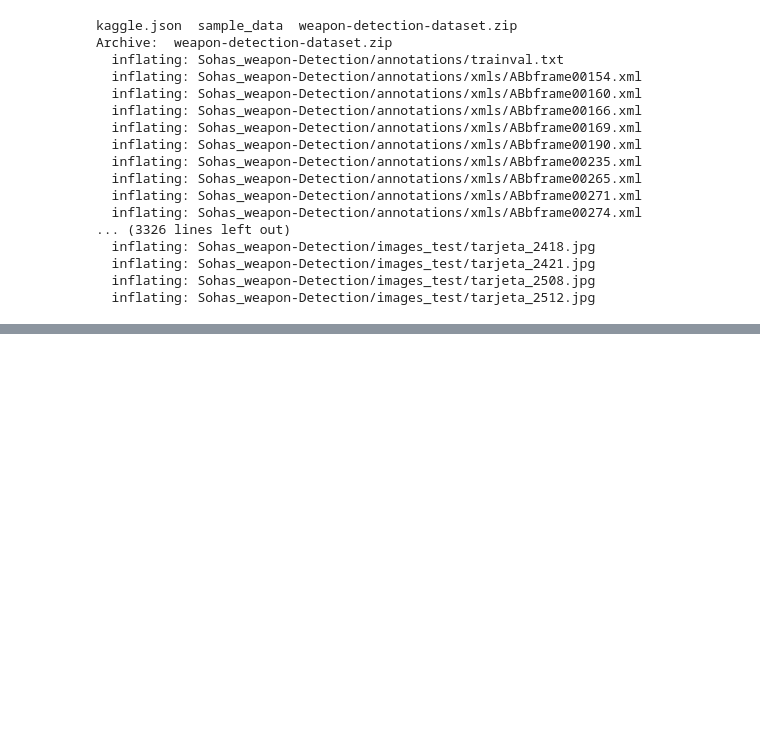
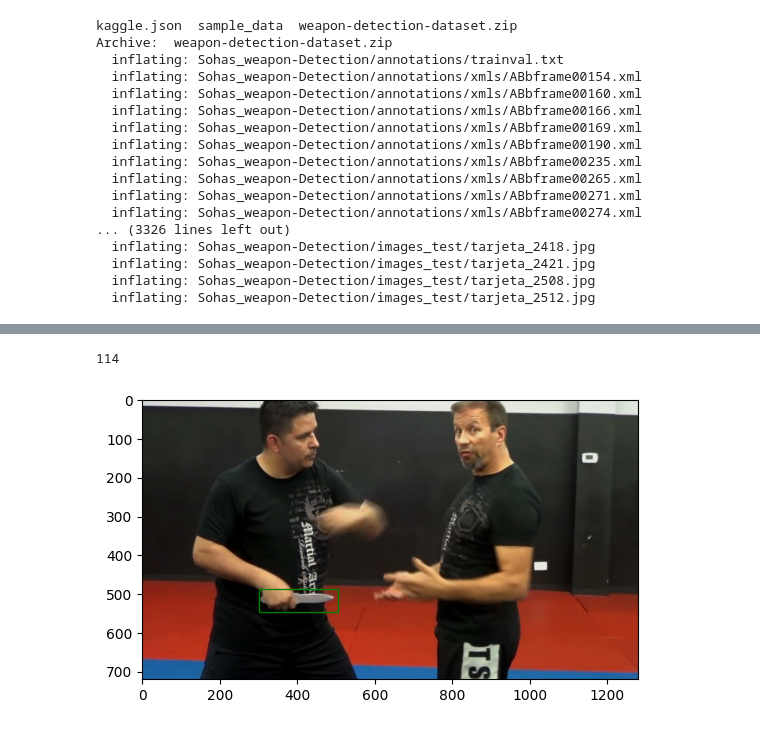
Before and after one commit to cody628/git_test11, a Jupyter notebook: AI_crime_prevention.ipynb, the cells around one changed output, grey strips where cells are left out. Cells and saved outputs as stored; diff of their text form; code cells hidden in the pictures; blank space fills up the shorter version.

```diff
--- a/AI_crime_prevention.ipynb
+++ b/AI_crime_prevention.ipynb
@@ -63,3 +63,24 @@ Archive:  weapon-detection-dataset.zip
   inflating: Sohas_weapon-Detection/images_test/tarjeta_2421.jpg
   inflating: Sohas_weapon-Detection/images_test/tarjeta_2508.jpg
   inflating: Sohas_weapon-Detection/images_test/tarjeta_2512.jpg
+# %%
+### 주언진 이미지에 바운딩 박스를 시각화해 올바르게 레이블링된 데이터인지 확인
+# 바운딩 박스 시각화 코드를 테스트하기 위해 필요한 패키지 불러옴
+import os
+import glob # 파일을 다루는 패키지
+import matplotlib.pyplot as plt # 시각화 패키지
+import matplotlib.image as mpimg
+import matplotlib.patches as patches
+from bs4 import BeautifulSoup # xml 문서 파일을 파싱하는 패키지
+
+# glob 패키지를 이용해 dataset 불러오기
+img_list = sorted(glob.glob('/content/Sohas_weapon-Detection/images/*'))
+annot_list = sorted(glob.glob('/content/Sohas_weapon-Detection/annotations/xmls/*'))
+
+# 각 폴더에 들어있는 파일 갯수 파악, 확인
+print('img_list 갯수 : ', len(img_list))
+print('annot_list 갯수 : ', len(annot_list))
+
+# 각각의 폴더에 들어있는 파일이 제대로 있는지 확인 파일의 ID 순서가 동일한지 확인
+print(img_list[:10])
+print(annot_list[:10])
@@ -65,0 +150,14 @@ Archive:  weapon-detection-dataset.zip
+# %%
+### 이미지 바운딩이 잘 되었는지 확인
+# 아무 이미지를 골라 확인하기 위해 해당 이미지 인덱스 확인
+img_list.index('/content/Sohas_weapon-Detection/images/DefenseKnifeAttack0173.jpg')
+# %% [output]
+114
+# %%
+# bbox에 해당 이미지에서의 바운딩 박스 정보를 저장
+bbox = generate_target(annot_list[114])
+
+# 이미지 위치와 이미지에서의 바운딩 박스 정보를 주워 바운딩 박스 확인
+plot_image(img_list[114], bbox)
+# %% [output]
+[figure, added]
```
Also changed, not shown: parts of 2 cells of this notebook.
